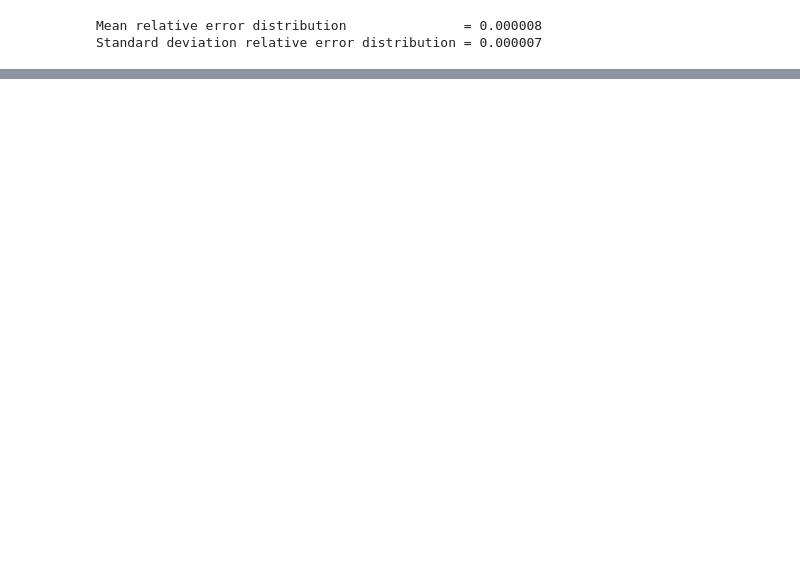
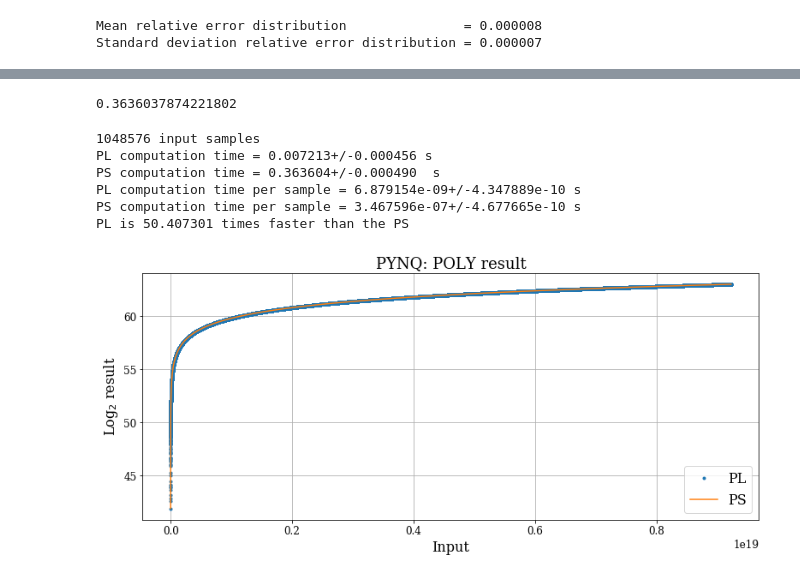
Before and after one commit to Gabriele-bot/Base2_Log, a Jupyter notebook: PYNQ_notebook/PYNQ_LOG.ipynb, the cells around one changed output, grey strips where cells are left out. Cells and saved outputs as stored; diff of their text form; code cells hidden in the pictures; blank space fills up the shorter version.

```diff
--- a/PYNQ_notebook/PYNQ_LOG.ipynb
+++ b/PYNQ_notebook/PYNQ_LOG.ipynb
@@ -381,0 +375,65 @@ Standard deviation absolute error distribution = 0.000413
+# %%
+#Conversion from fixed point to readable number
+out_pl=output_buffer/(2**10)
+# %%
+time_ps_arr = []
+for i in range(50):
+    time_s=time.time()
+    out_ps=np.log2(input_value)
+    time_ps=time.time()-time_s
+    time_ps_arr.append(time_ps)
+time_ps = np.mean(time_ps_arr)
+std_time_ps = np.std(time_ps_arr)
+print(time_ps)
+# %% [output]
+0.3636037874221802
+# %%
+print("%d input samples" % n)
+print("PL computation time = %f+/-%f s" % (time_pl, std_time_pl))
+print("PS computation time = %f+/-%f  s" % (time_ps, std_time_ps))
+print("PL computation time per sample = %e+/-%e s" % (time_pl/n, std_time_pl/n))
+print("PS computation time per sample = %e+/-%e s" % (time_ps/n, std_time_ps/n))
+print("PL is %f times faster than the PS" % (time_ps/time_pl))
+# %% [output]
+1048576 input samples
+PL computation time = 0.007213+/-0.000456 s
+PS computation time = 0.363604+/-0.000490  s
+PL computation time per sample = 6.879154e-09+/-4.347889e-10 s
+PS computation time per sample = 3.467596e-07+/-4.677665e-10 s
+PL is 50.407301 times faster than the PS
+# %%
+input_value_sort = np.sort(input_value, kind='heapsort')
+out_ps_sort      = np.sort(out_ps     , kind='heapsort')
+# %%
+#######################################################################
+# FIGURE
+#######################################################################
+fig = plt.figure(figsize=(10,4))
+# plt.axes(axisbelow=True)
+
+
+
+#######################################################################
+##### TOP PANEL
+#######################################################################
+fig.add_axes((0.,0.35,1.0,1.0))
+
+
+
+plt.plot(input_value    ,out_pl      , '.', label="PL")
+plt.plot(input_value_sort,out_ps_sort, '-', label="PS")
+plt.title('PYNQ: POLY result')
+plt.xlabel('Input')
+plt.ylabel('Log$_2$ result')
+plt.grid(True)
+plt.legend()
+
+#######################################################################
+##### SAVE FIGURE
+#######################################################################
+fig.savefig(SAVE_PATH + "PYNQ_POLY_res", bbox_inches='tight')
+#######################################################################
+
+plt.show()
+# %% [output]
+[figure, added]
```
Also changed, not shown: parts of 32 cells of this notebook, 36 other files.
